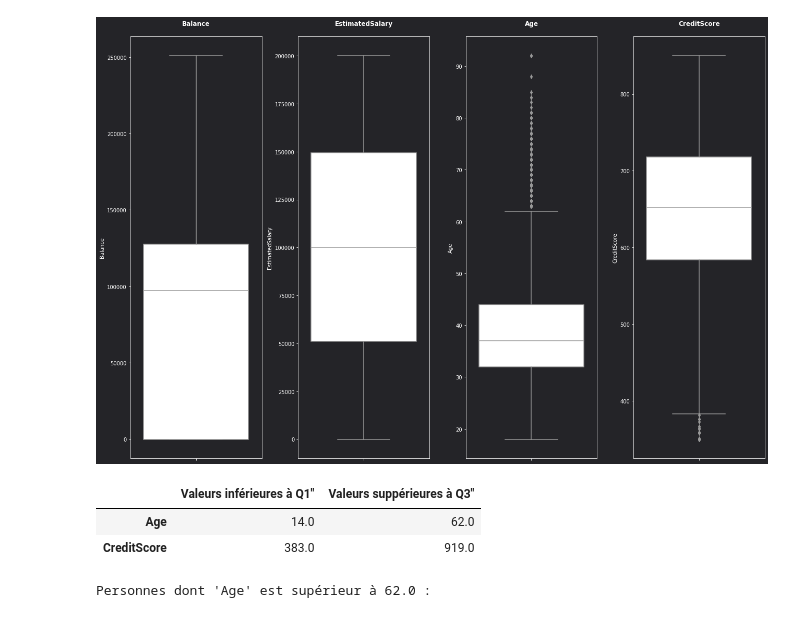
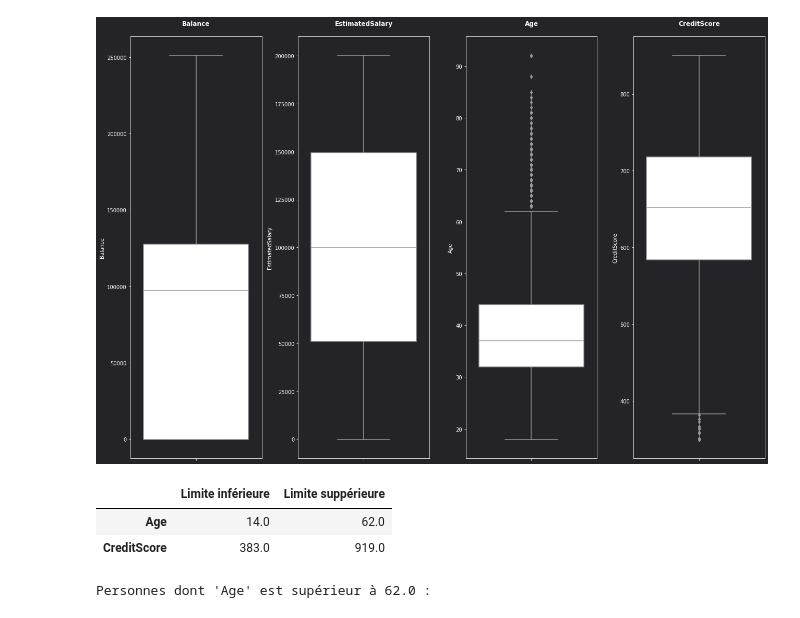
Before and after one commit to ElodieBayet/ai-developer, a Jupyter notebook: 06.projects/02.churn/eda_churn.ipynb, the cells around one changed output. Cells and saved outputs as stored; diff of their text form; code cells hidden in the pictures.

```diff
--- a/06.projects/02.churn/eda_churn.ipynb
+++ b/06.projects/02.churn/eda_churn.ipynb
@@ -461,18 +461,18 @@ plt.show()
 # %%
 # (!) - 'Age' Q1 = 14 and Q3 = 62
 # (!) - 'CreditScore' Q1 = 383 and Q3 = 919
 q25 = churn_df[['Age', 'CreditScore']].quantile(.25)
 q75 = churn_df[['Age', 'CreditScore']].quantile(.75)
 iqr = q75 - q25
 lowers = q25 - (1.5 * iqr)
 uppers = q75 + (1.5 * iqr)
 
 pd.DataFrame({
-    'Valeurs inférieures à Q1"': lowers,
-    'Valeurs suppérieures à Q3"': uppers,
+    'Limite inférieure': lowers,
+    'Limite suppérieure': uppers,
 })
 # %% [output]
-|  | Valeurs inférieures à Q1" | Valeurs suppérieures à Q3" |
+|  | Limite inférieure | Limite suppérieure |
 | Age | 14.0 | 62.0 |
 | CreditScore | 383.0 | 919.0 |
 # %%
```
Also changed, not shown: parts of 4 cells of this notebook.
